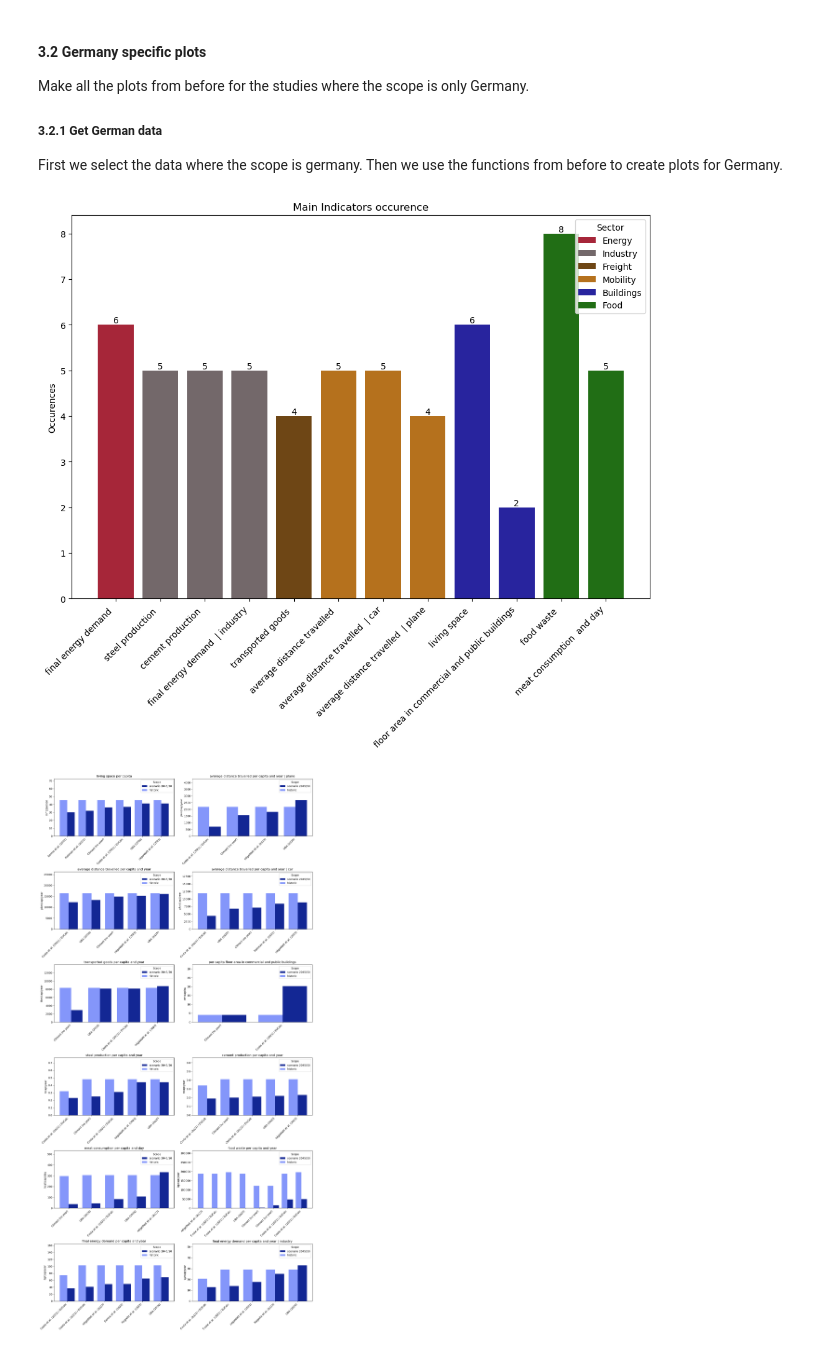
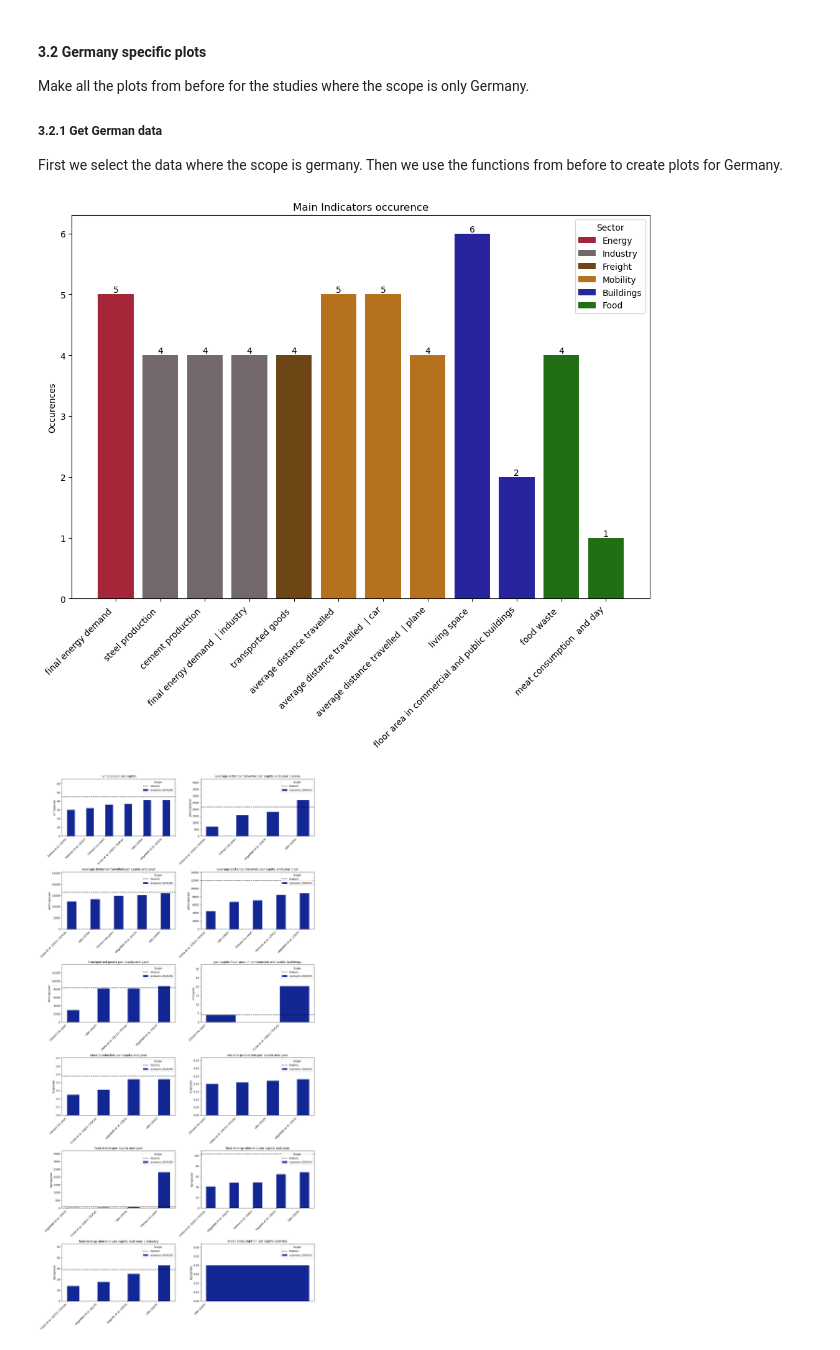
Before and after one commit to celia-burghardt/SufficiencyIndicators_Scenarios, a Jupyter notebook: main.ipynb, the cells around one changed output. Cells and saved outputs as stored; diff of their text form; code cells hidden in the pictures.

Commit message:
Corrected some things; removed kcal data; removed historic data for german plots

```diff
--- a/main.ipynb
+++ b/main.ipynb
@@ -32,9 +32,14 @@ url_additional_parameters = 'https://docs.google.com/spreadsheets/d/1xRNNF-eCuBv
 analysis_df = pd.read_csv(url_analysis, usecols=np.arange(0,14))
 analysis_df['Value'] = pd.to_numeric(analysis_df['Value'], errors='coerce')
 analysis_df['Year'] = pd.to_numeric(analysis_df['Year'], errors='coerce')
+analysis_df['Source'] = analysis_df['Source'].str.strip()
+analysis_df['Scenario (name/historic/DLS)'] = analysis_df['Scenario (name/historic/DLS)'].str.strip()
 
 # Labelling and sorting of Scenarios
 scenarios_df = pd.read_csv(url_scenarios)
+scenarios_df['scenarios'] = scenarios_df['scenarios'].str.strip()
+scenarios_df['scope'] = scenarios_df['scope'].str.strip()
+scenarios_df['Source'] = scenarios_df['Source'].str.strip()
 
 # Load data from Sheet Reference Values. Needed for Scenario names
 reference_values_df = pd.read_csv(url_reference, header=[2])
@@ -132,6 +137,9 @@ def get_standard_scenarios(raw_data, scenario_data):
                                                                                                & (analysis_standard_df['Scenario (name/historic/DLS)'] == x['scenarios'])].index.values, axis=1).explode().dropna()
     # Use the indices to select the correct rows from the data
     analysis_standard_df = analysis_standard_df.loc[standard_scenarios_indices]
+
+    # Filter out kcal data
+    analysis_standard_df = analysis_standard_df[~analysis_standard_df['Unit'].str.contains('kcal')]
     return analysis_standard_df
 # %%
 def get_historic_data(raw_data, indicator=False):
@@ -153,6 +161,9 @@ def get_historic_data(raw_data, indicator=False):
     # Filter for historic scenario
     historic_indicator_data = historic_indicator_data[(historic_indicator_data['Scenario (name/historic/DLS)'] == 'historic') | (historic_indicator_data['Year'] < 2045)]
 
+    # Remove kcal data
+    historic_indicator_data = historic_indicator_data[~historic_indicator_data['Unit'].str.contains('kcal')]
+
     # If an main indicator is given, filter also after that
     if indicator:
         historic_indicator_data = historic_indicator_data[historic_indicator_data['Main comparison parameter'] == indicator]
@@ -1069,18 +1100,24 @@ First we select the data where the scope is germany. Then we use the functions f
 # %%
 # Filter for standard scenarios
 standard_scenarios = scenarios_df[scenarios_df['germany'] == 1]
-standard_scenarios_data = standard_scenarios.apply(lambda x: analysis_df[(analysis_df['Source'] == x['Source']) & (analysis_df['Scenario (name/historic/DLS)'] == x['scenarios'])].index.values, axis=1).explode()
+standard_scenarios_data = standard_scenarios.apply(lambda x: analysis_df[(analysis_df['Source'] == x['Source']) \
+                                                                        & (analysis_df['Scenario (name/historic/DLS)'] == x['scenarios']) \
+                                                                        & (analysis_df['Geographic scope'] == 'DE')].index.values, axis=1).explode()
 scenario_analysis_germany_df = analysis_df.loc[standard_scenarios_data]
 scenario_analysis_germany_df['Geographic scope'] = scenario_analysis_germany_df['Geographic scope'].str.replace(' ', '')
 scenario_analysis_germany_df = scenario_analysis_germany_df[scenario_analysis_germany_df['Coding'] == 1]
+
+# Remove kcal Data
+scenario_analysis_germany_df = scenario_analysis_germany_df[~scenario_analysis_germany_df['Unit'].str.contains('kcal')]
 # %%
 make_barplot_occurences(scenario_analysis_germany_df, 'barplot_occurences_germany', standard=True)
 # %% [output]
-[figure, old version]
+[figure, new version]
 # %%
-make_barplot_multiple(scenario_analysis_germany_df, 'barplot_values_germany', standard=True, show_extra_bars=False, show_scope = False)
+make_barplot_multiple(scenario_analysis_germany_df, 'barplot_values_germany',
+                      standard=True, show_extra_bars=False, show_scope = False, show_historic=False)
 # %% [output]
-[figure, old version]
+[figure, new version]
 # %%
 make_boxplot(scenario_analysis_germany_df, 'boxplot_germany', standard=True)
 # %% [output]
```
Also changed, not shown: parts of 9 cells of this notebook, 17 other files.
